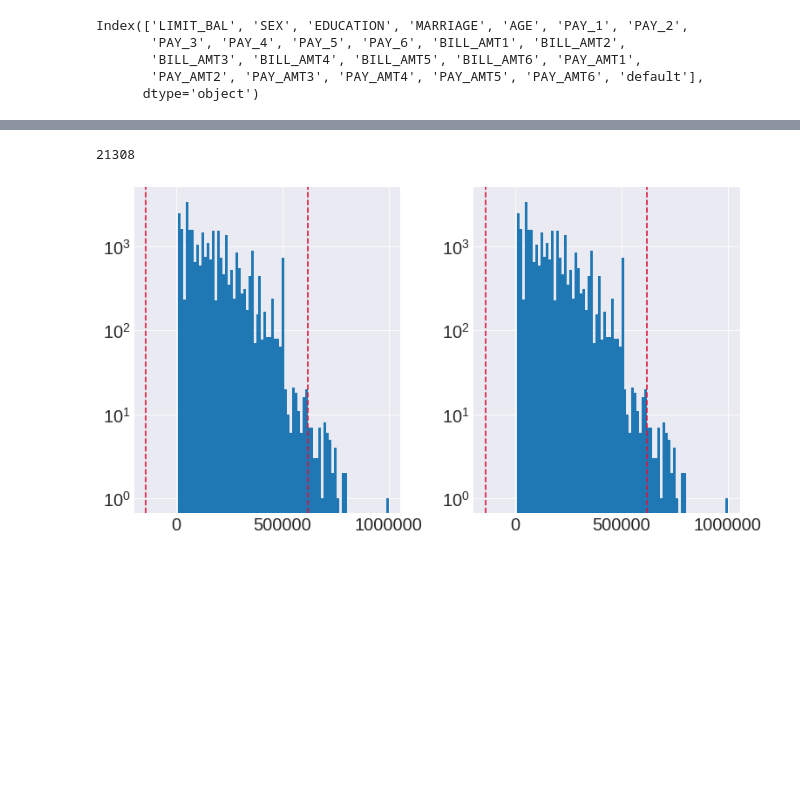
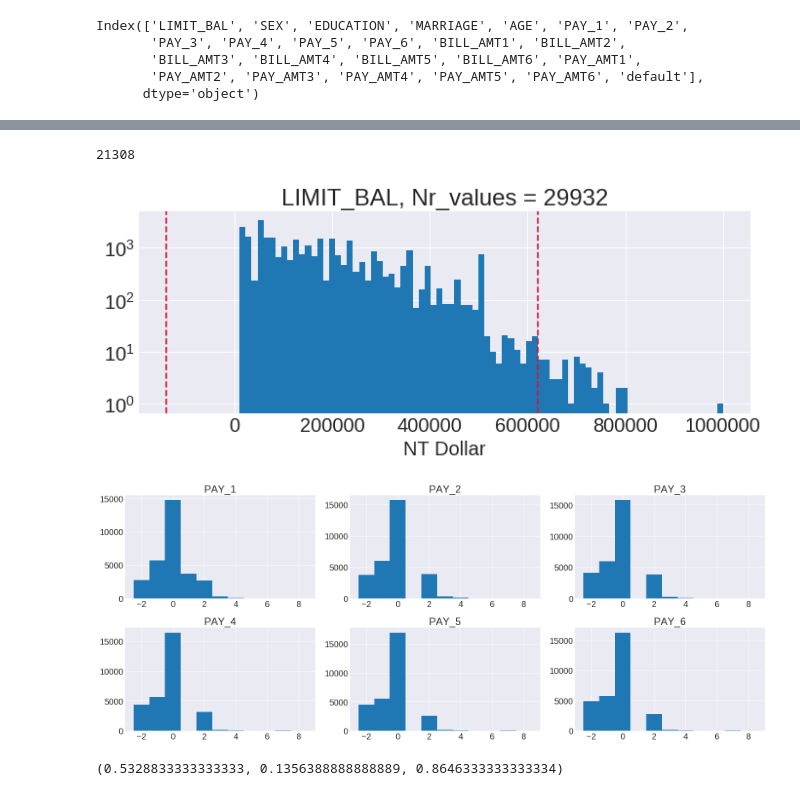
Before and after one commit to asdfbat/FYS-STK4155, a Jupyter notebook: Project2/src/credit_card_dataclean.ipynb, the cells around one changed output, grey strips where cells are left out. Cells and saved outputs as stored; diff of their text form; code cells hidden in the pictures; blank space fills up the shorter version.

```diff
--- a/Project2/src/credit_card_dataclean.ipynb
+++ b/Project2/src/credit_card_dataclean.ipynb
@@ -63,32 +45,26 @@ plt.tight_layout()
 # %%
 cut_indexes = np.ones(len(data_df), dtype=bool)
+fig, ax = plt.subplots(6, 2, figsize=(20, 24), sharey=True)
 for j, datatype in enumerate(["BILL_AMT", "PAY_AMT"]):
-    fig, ax = plt.subplots(6, 2, figsize=(20, 30))
     for i in range(1, 7):
         current_cut_indexes = np.ones(len(data_df), dtype=bool)
 
         dataname = datatype + str(i)
-        xlim = (data_df[dataname].min(), data_df[dataname].max())
+        xlim = (int(-1e5), int(7e5))
 
         Q1 = np.quantile(data_df[dataname], 0.25)
         Q3 = np.quantile(data_df[dataname], 0.75)
         IQR = Q3 - Q1
         current_cut_indexes = (data_df[dataname] < Q3 + 2.0*IQR)&(data_df[dataname] > Q1 - 1.0*IQR)
 
-        ax[(i-1), 0].hist(data_df[dataname], bins="auto", log=True, range=xlim)
-        ax[(i-1), 1].hist(data_df[dataname][current_cut_indexes], bins="auto", log=True, range=xlim)
-        ax[(i-1), 0].axvline(x = Q1-1.0*IQR, c="crimson", ls="--")
-        ax[(i-1), 0].axvline(x = Q3+2.0*IQR, c="crimson", ls="--")
-        ax[(i-1), 1].axvline(x = Q1-1.0*IQR, c="crimson", ls="--")
-        ax[(i-1), 1].axvline(x = Q3+2.0*IQR, c="crimson", ls="--")
-        ax[(i-1), 0].set_title(f"{datatype + str(i)}, Nr values = {len(data_df)}")
-        ax[(i-1), 1].set_title(f"{datatype + str(i)}, Nr values = {np.sum(current_cut_indexes)}")
-        ax[(i-1), 0].set_xlabel("NT Dollar")
-        ax[(i-1), 1].set_xlabel("NT Dollar")
-        ax[(i-1), 0].set_xlim(int(-2e5), int(1e6))
-        ax[(i-1), 1].set_xlim(int(-2e5), int(1e6))
+        ax[(i-1), j].hist(data_df[dataname], bins=200, log=True, range=xlim)
+        ax[(i-1), j].axvline(x = Q1-1.0*IQR, c="crimson", ls="--")
+        ax[(i-1), j].axvline(x = Q3+2.0*IQR, c="crimson", ls="--")
+        ax[(i-1), j].set_title(f"{datatype + str(i)}, Nr values = {np.sum(current_cut_indexes)}")
+        ax[(i-1), j].set_xlabel("NT Dollar")
+        ax[(i-1), j].set_xlim(xlim)
 
         cut_indexes = cut_indexes&current_cut_indexes
-    plt.tight_layout()
-    plt.savefig(f"../figs/CC_IQR_cuts_{datatype}.pdf", bbox_inches="tight")
+plt.tight_layout()
+plt.savefig(f"../figs/CC_IQR_cuts_BILL_PAY.pdf", bbox_inches="tight")
 # %% [output]
@@ -97,22 +72,21 @@ for j, datatype in enumerate(["BILL_AMT", "PAY_AMT"]):
 # %%
-fig, ax = plt.subplots(1, 2, figsize=(10, 5.5))
-ax[0].hist(data_df["LIMIT_BAL"], bins="auto", log=True)
+fig, ax = plt.subplots(1, 1, figsize=(9, 4), sharey=True)
 Q1 = np.quantile(data_df["LIMIT_BAL"], 0.25)
 Q3 = np.quantile(data_df["LIMIT_BAL"], 0.75)
 IQR = Q3 - Q1
 current_cut_indexes = (data_df["LIMIT_BAL"] < Q3 + 2.0*IQR) & (data_df["LIMIT_BAL"] > Q1 - 1.0*IQR)
 cut_indexes = cut_indexes&current_cut_indexes
-ax[1].hist(data_df["LIMIT_BAL"], bins="auto", log=True)
-ax[0].axvline(Q1-1.0*IQR, ls="--", c="crimson")
-ax[0].axvline(Q3+2.0*IQR, ls="--", c="crimson")
-ax[1].axvline(Q1-1.0*IQR, ls="--", c="crimson")
-ax[1].axvline(Q3+2.0*IQR, ls="--", c="crimson")
+ax.hist(data_df["LIMIT_BAL"], bins="auto", log=True)
+ax.axvline(Q1-1.0*IQR, ls="--", c="crimson")
+ax.axvline(Q3+2.0*IQR, ls="--", c="crimson")
+ax.set_title(f"LIMIT_BAL, Nr_values = {np.sum(current_cut_indexes)}")
+ax.set_xlabel("NT Dollar")
 plt.tight_layout()
 plt.savefig("../figs/CC_IQR_cuts_LIMIT_BAL.pdf", bbox_inches="tight")
 np.sum(cut_indexes)
 # %% [output]
 21308
-[figure, old version]
+[figure, new version]
 # %%
 fig, ax = plt.subplots(2, 3, figsize=(20, 8))
 for i in range(6):
@@ -120,6 +94,8 @@ for i in range(6):
     ax[i//3, i%3].set_title(f"PAY_{i+1}")
 plt.tight_layout()
 plt.savefig("../figs/CC_PAY_hist.pdf", bbox_inches="tight")
+# %% [output]
+[figure, added]
 # %%
 asdf1 = 0; asdf2 = 0
 for i in range(1, 7):
@@ -131,6 +107,8 @@ for i in range(1, 7):
     asdf3 = asdf3 | (data_df[f"PAY_{i}"] == -2) | (data_df[f"PAY_{i}"] == 0)
 
 asdf1/len(data_df)/6, asdf2/len(data_df)/6, np.sum(asdf3)/len(data_df)
+# %% [output]
+(0.5328833333333333, 0.1356388888888889, 0.8646333333333334)
 # %%
 data_df = data_df[cut_indexes]
 data_df = data_df.reset_index(drop=True)
```
Also changed, not shown: parts of 6 cells of this notebook, 28 other files.
